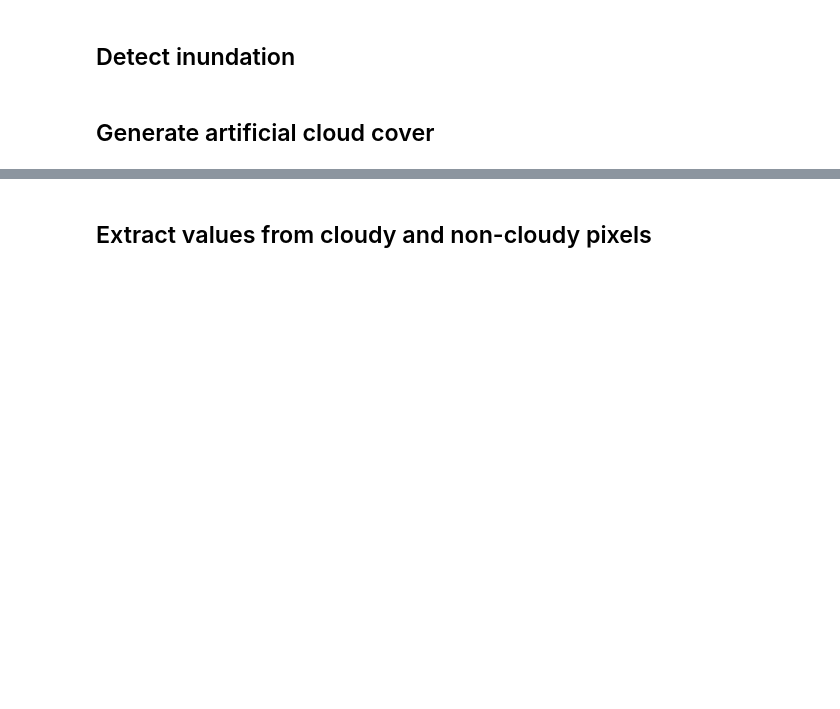
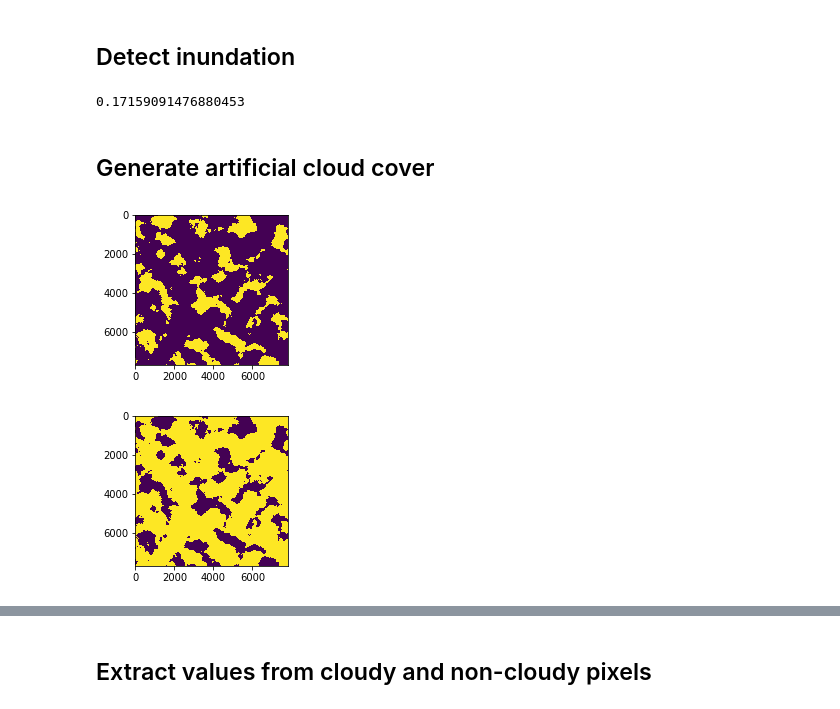
Before and after one commit to ianpdavies/cloudy_flood_prediction, a Jupyter notebook: notebooks/preprocessing.ipynb, the cells around one changed output, grey strips where cells are left out. Cells and saved outputs as stored; diff of their text form; code cells hidden in the pictures; blank space fills up the shorter version.

Commit message:
Added cloud generation, image stacking. Need to mask images by clouds

```diff
--- a/notebooks/preprocessing.ipynb
+++ b/notebooks/preprocessing.ipynb
@@ -177,7 +181,7 @@ canny = ee.Algorithms.CannyEdgeDetector(mndwi, 0.99, 0)
 # Might want to tune this parameter
 
 # Define a kernel (structuring element)
-kernel = ee.Kernel.square(radius = 2, units = 'pixels')
+kernel = ee.Kernel.square(radius = 0.5, units = 'pixels')
 
 # Dilate
 buffered = canny.focal_max(kernel = kernel, iterations = 2)
@@ -187,5 +191,53 @@ mndwi_mask = mndwi.mask(buffered)
 
 threshold = thresh(mndwi_mask).getInfo()
 threshold
+# %% [output]
+0.17159091476880453
 # %% [markdown]
 ## Generate artificial cloud cover
+# %%
+# Code adapted from https://medium.com/@yvanscher/playing-with-perlin-noise-generating-realistic-archipelagos-b59f004d8401
+import noise
+import numpy as np
+# from PIL import Image
+import matplotlib.pyplot as plt
+
+# Play around with variables online: http://cpetry.github.io/TextureGenerator-Online/
+dims = image.getInfo()['bands'][0]['dimensions']
+shape = dims
+scale = 1000 # increase this to make larger cloud clumps
+octaves = 6
+persistence = 0.5
+lacunarity = 2.0
+seed = 27 # There is no seed attribute, but we use the seed as the scaled z value in 3D Perlin noise to give us a 2D grid
+
+world = np.zeros(shape)
+for i in range(shape[0]):
+    for j in range(shape[1]):
+        world[i][j] = noise.pnoise3(x = i/scale,
+                                    y = j/scale,
+                                    z = seed,
+                                    octaves=octaves,
+                                    persistence=persistence,
+                                    lacunarity=lacunarity,
+                                    repeatx=1024,
+                                    repeaty=1024,
+                                    base=0)
+
+# ===========================================
+# Trying to add seed as scaled z value to 3D Perlin nose
+# %%
+# divide the perlin values almost symmetrically as cloud/non-cloud
+clouds = world < -0.1 # higher threshold = larger cloud clumps
+clear = world >= -0.1
+
+ax = plt.subplots()
+plt.imshow(clouds)
+plt.show()
+
+ax = plt.subplots()
+plt.imshow(clear)
+plt.show()
+# %% [output]
+[figure, added]
+[figure, added]
```
Also changed, not shown: parts of 12 cells of this notebook, 1 other file.
